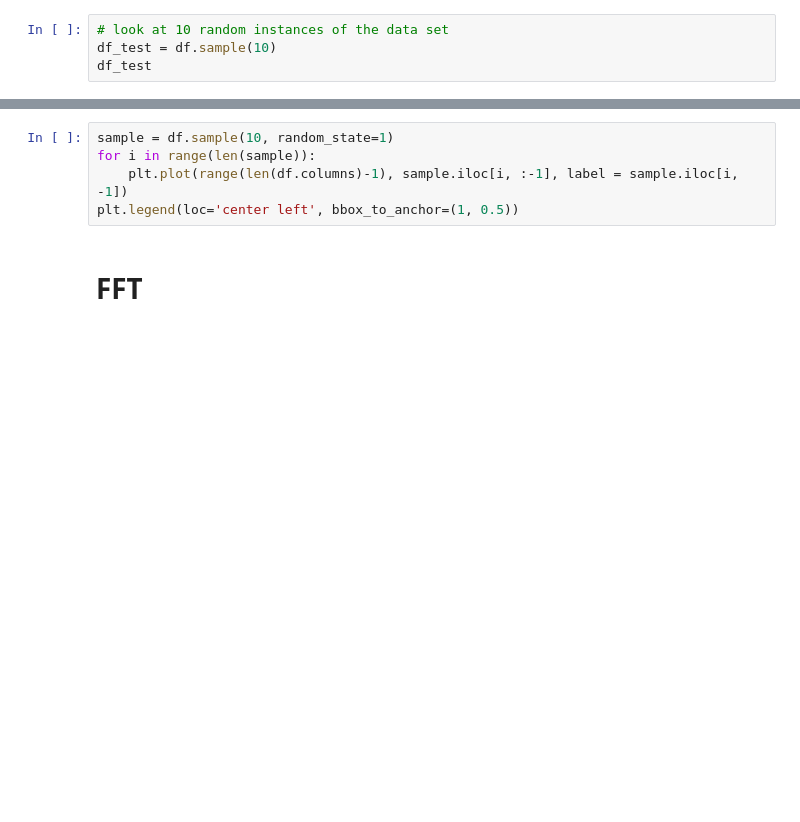
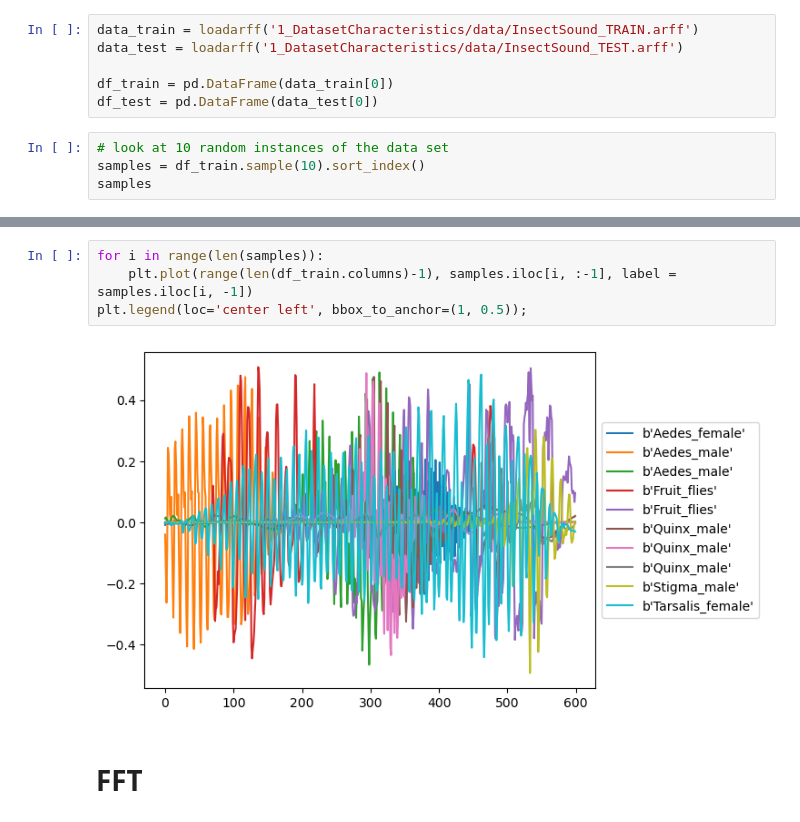
Before and after one commit to KelvinLa/TimeSeriesPrediction_Environmental, a Jupyter notebook: insectsounds.ipynb, the cells around one changed output, grey strips where cells are left out. Saved outputs shown, nothing was run; the diff lists cells and outputs as text; blank space fills up the shorter version.

```diff
--- a/insectsounds.ipynb
+++ b/insectsounds.ipynb
@@ -22,4 +31,10 @@ df = pd.DataFrame(data[0])
+# %%
+data_train = loadarff('1_DatasetCharacteristics/data/InsectSound_TRAIN.arff')
+data_test = loadarff('1_DatasetCharacteristics/data/InsectSound_TEST.arff')
+
+df_train = pd.DataFrame(data_train[0])
+df_test = pd.DataFrame(data_test[0])
 # %%
 # look at 10 random instances of the data set
-df_test = df.sample(10)
-df_test
+samples = df_train.sample(10).sort_index()
+samples
@@ -26,7 +54,8 @@ df_test
 # %%
-sample = df.sample(10, random_state=1)
-for i in range(len(sample)):
-    plt.plot(range(len(df.columns)-1), sample.iloc[i, :-1], label = sample.iloc[i, -1])
-plt.legend(loc='center left', bbox_to_anchor=(1, 0.5))
+for i in range(len(samples)):
+    plt.plot(range(len(df_train.columns)-1), samples.iloc[i, :-1], label = samples.iloc[i, -1])
+plt.legend(loc='center left', bbox_to_anchor=(1, 0.5));
+# %% [output]
+[figure, added]
 # %% [markdown]
 # FFT
```
Also changed, not shown: parts of 55 cells of this notebook.
